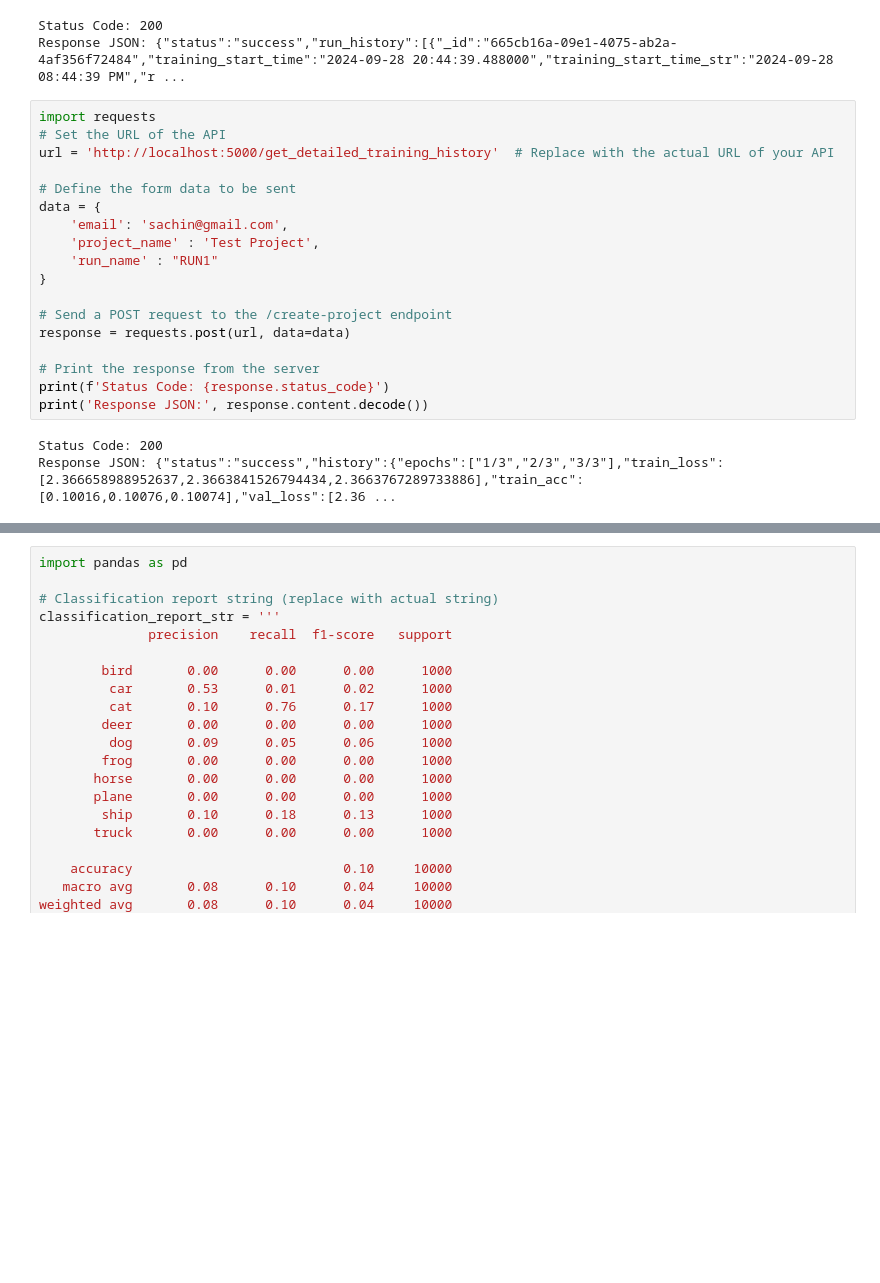
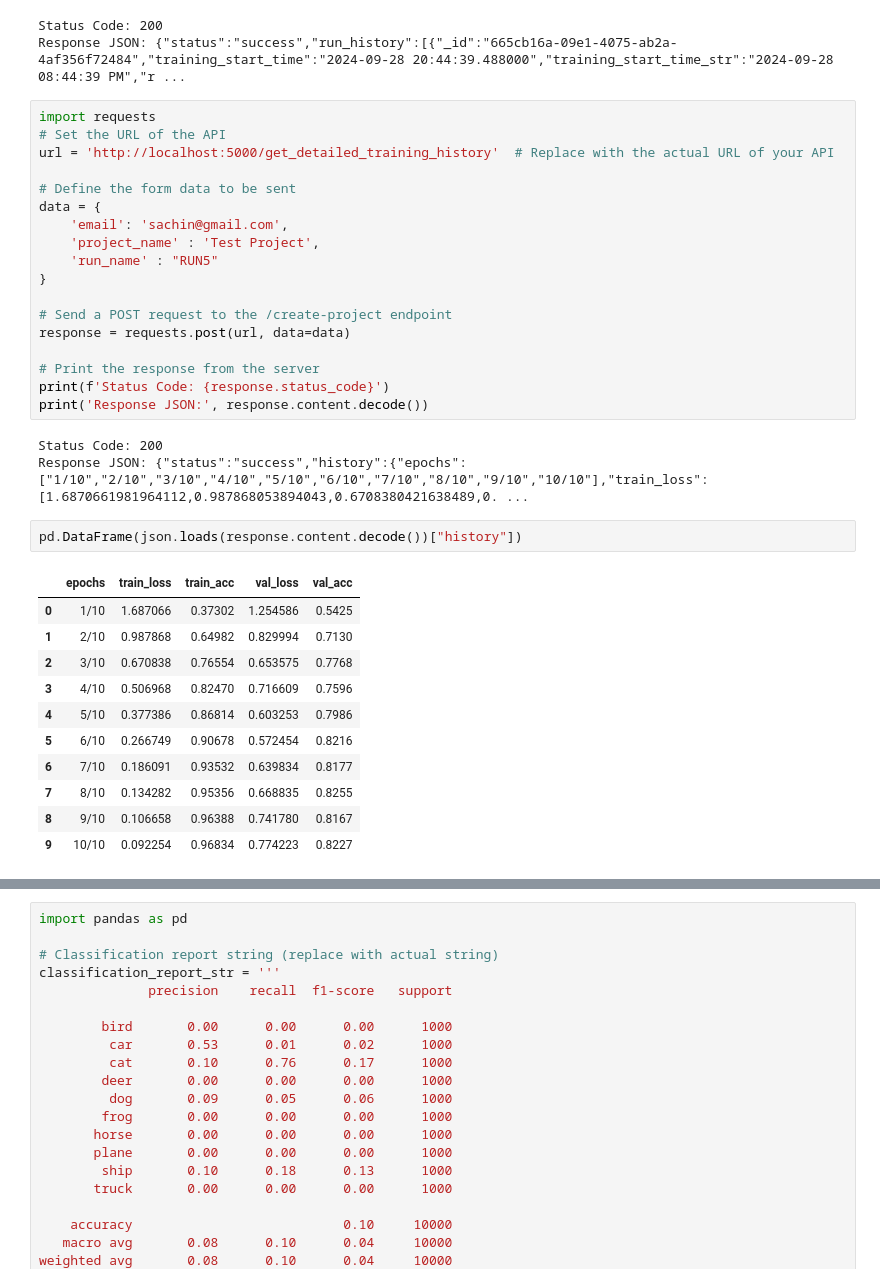
Before and after one commit to sarkarsachin57/ZELLA, a Jupyter notebook: backend/test.ipynb, the cells around one changed output, grey strips where cells are left out. Cells and saved outputs as stored; diff of their text form; blank space fills up the shorter version.

```diff
--- a/backend/test.ipynb
+++ b/backend/test.ipynb
@@ -184,7 +188,7 @@ url = 'http://localhost:5000/get_detailed_training_history'  # Replace with the
 data = {
     'email': 'sachin@gmail.com',
     'project_name' : 'Test Project',
-    'run_name' : "RUN1"
+    'run_name' : "RUN5"
 }
 
 # Send a POST request to the /create-project endpoint
@@ -195,5 +199,19 @@ print(f'Status Code: {response.status_code}')
 print('Response JSON:', response.content.decode())
 # %% [output]
 Status Code: 200
-Response JSON: {"status":"success","history":{"epochs":["1/3","2/3","3/3"],"train_loss":[2.366658988952637,2.3663841526794434,2.3663767289733886],"train_acc":[0.10016,0.10076,0.10074],"val_loss":[2.36 ...
+Response JSON: {"status":"success","history":{"epochs":["1/10","2/10","3/10","4/10","5/10","6/10","7/10","8/10","9/10","10/10"],"train_loss":[1.6870661981964112,0.987868053894043,0.6708380421638489,0. ...
+# %%
+pd.DataFrame(json.loads(response.content.decode())["history"])
+# %% [output]
+|  | epochs | train_loss | train_acc | val_loss | val_acc |
+| 0 | 1/10 | 1.687066 | 0.37302 | 1.254586 | 0.5425 |
+| 1 | 2/10 | 0.987868 | 0.64982 | 0.829994 | 0.7130 |
+| 2 | 3/10 | 0.670838 | 0.76554 | 0.653575 | 0.7768 |
+| 3 | 4/10 | 0.506968 | 0.82470 | 0.716609 | 0.7596 |
+| 4 | 5/10 | 0.377386 | 0.86814 | 0.603253 | 0.7986 |
+| 5 | 6/10 | 0.266749 | 0.90678 | 0.572454 | 0.8216 |
+| 6 | 7/10 | 0.186091 | 0.93532 | 0.639834 | 0.8177 |
+| 7 | 8/10 | 0.134282 | 0.95356 | 0.668835 | 0.8255 |
+| 8 | 9/10 | 0.106658 | 0.96388 | 0.741780 | 0.8167 |
+| 9 | 10/10 | 0.092254 | 0.96834 | 0.774223 | 0.8227 |
 # %%
```
Also changed, not shown: parts of 28 cells of this notebook, 3 other files.
